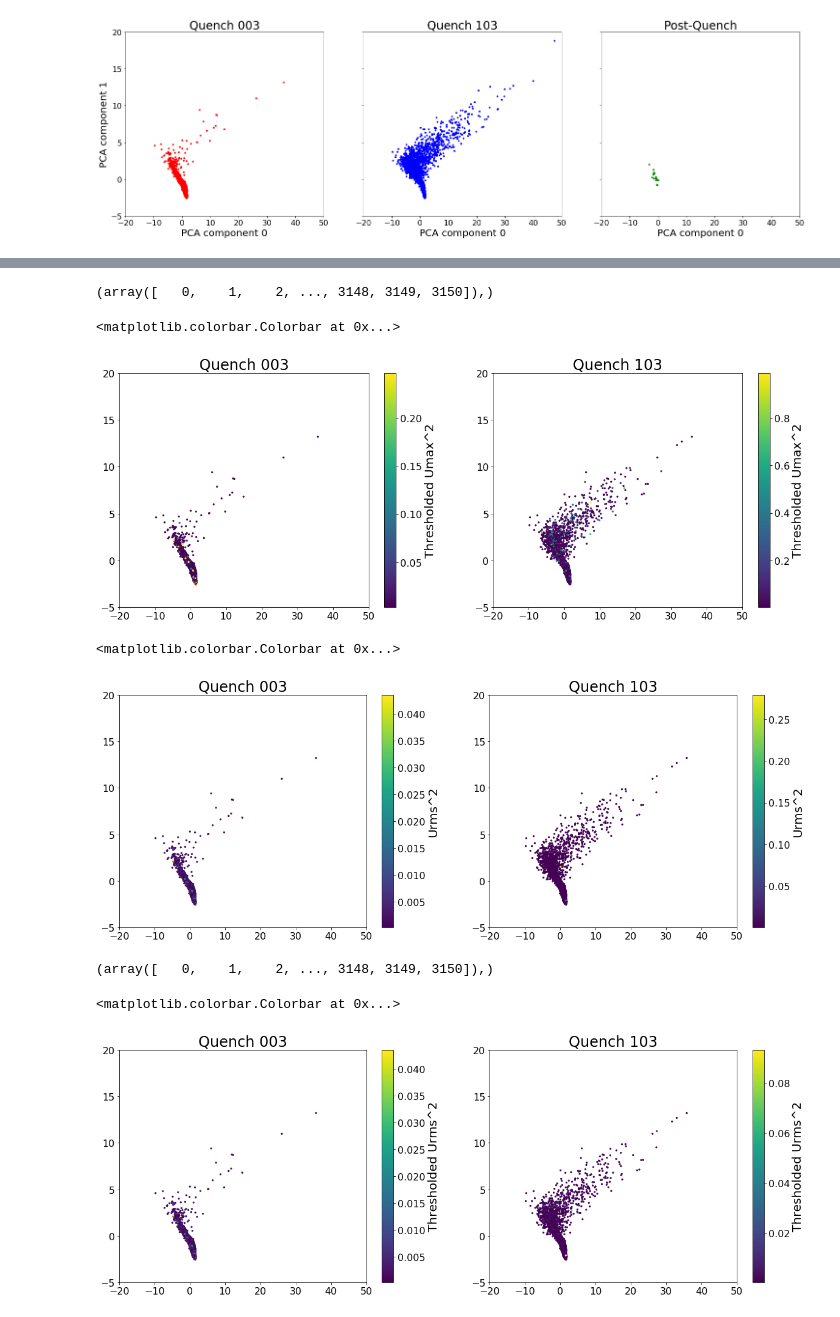
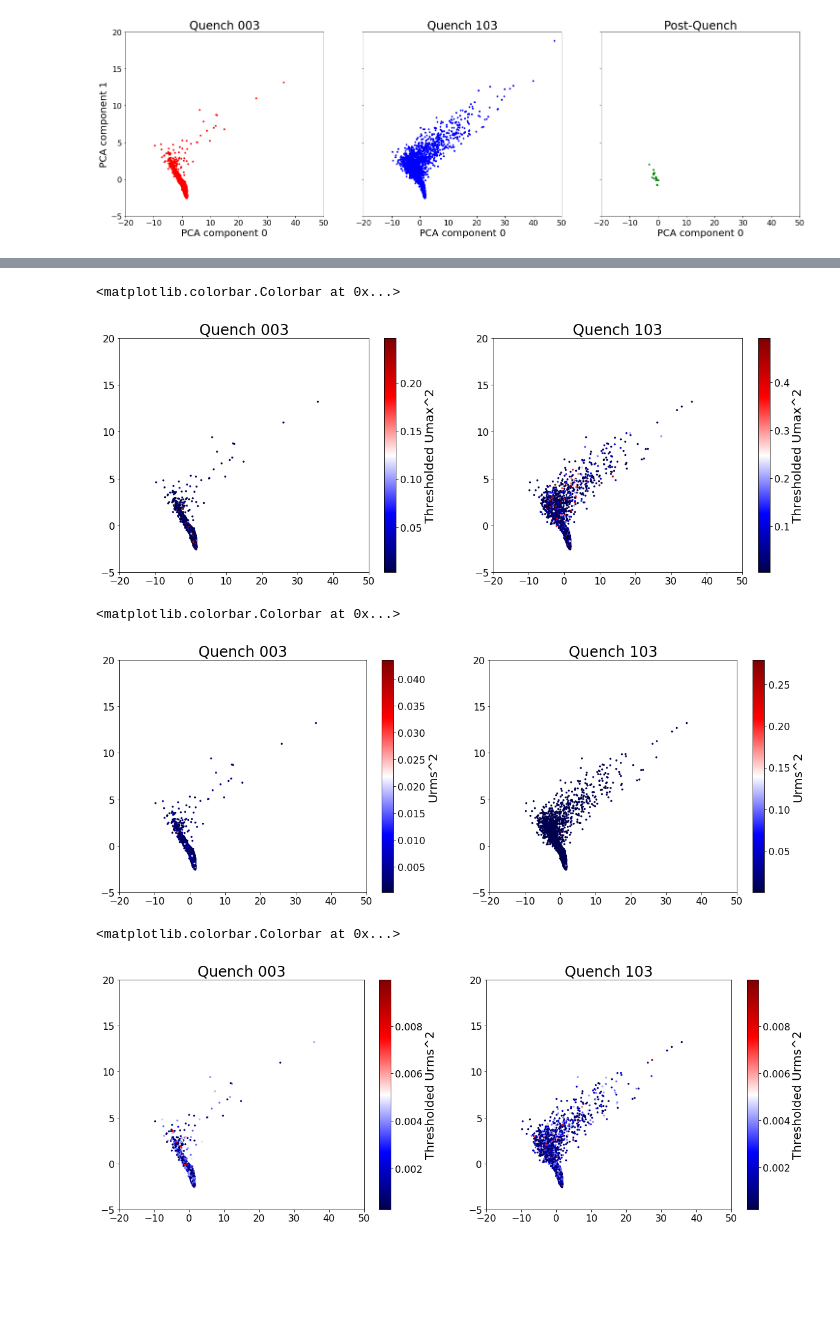
Before and after one commit to lastephey/magnet-notebooks, a Jupyter notebook: conv2d-autoencoder/plot_conv2d_pca.ipynb, the cells around one changed output, grey strips where cells are left out. Drawn from its saved outputs; the diff is of its cells as text; code cells hidden in the pictures; blank space fills up the shorter version.

Commit message:
summary files, better colormap

```diff
--- a/conv2d-autoencoder/plot_conv2d_pca.ipynb
+++ b/conv2d-autoencoder/plot_conv2d_pca.ipynb
@@ -159,6 +159,7 @@ df103 = pd.read_csv("/global/cscratch1/sd/stephey/march2020_data/summary_q103.cs
                            "Urms^2", "Mean Freq (Hz)", "Mag Current (A)", "Abs Start Point"])
 
 msize = 5
+colormap = 'seismic'
 # %%
 #rainbow plot as a function of num zero crossings
 #note that this doesn't include postquench data  (no summary files)
@@ -212,12 +213,10 @@ ylimits = (-5,20)
 np003 = df003['Num Zero Crossings'].to_numpy()
 np103 = df103['Num Zero Crossings'].to_numpy()
 
-threshold = 5000
+threshold = 2000
 #find indicides below threshold
 index003 = np.where(np003 < threshold)
 index103 = np.where(np103 < threshold)
-
-print(index003)
 
 #thresdholded values for colormap
 tnp003 = np003[index003]
@@ -245,13 +244,13 @@ for i in range(q103_data.shape[0]):
 
 fig, axs = plt.subplots(1, 2)
 fig.set_size_inches(20,7)
-im0 = axs[0].scatter(q003_pca_0, q003_pca_1, c=tnp003, s=msize)
+im0 = axs[0].scatter(q003_pca_0, q003_pca_1, c=tnp003, s=msize, cmap=colormap)
 axs[0].set_title('Quench 003')
 axs[0].set_xlim(xlimits)
 axs[0].set_ylim(ylimits)
 plt.colorbar(im0,ax=axs[0], label='Thresholded Num Zero Crossings')
 
-im1 = axs[1].scatter(q103_pca_0, q103_pca_1, c=tnp103, s=msize)
+im1 = axs[1].scatter(q103_pca_0, q103_pca_1, c=tnp103, s=msize, cmap=colormap)
 axs[1].set_title('Quench 103')
 axs[1].set_xlim(xlimits)
 axs[1].set_ylim(ylimits)
@@ -314,12 +312,10 @@ ylimits = (-5,20)
 np003 = df003['Duration (pts)'].to_numpy()
 np103 = df103['Duration (pts)'].to_numpy()
 
-threshold = 50000
+threshold = 20000
 #find indicides below threshold
 index003 = np.where(np003 < threshold)
 index103 = np.where(np103 < threshold)
-
-print(index003)
 
 #thresdholded values for colormap
 tnp003 = np003[index003]
@@ -347,13 +343,13 @@ for i in range(q103_data.shape[0]):
 
 fig, axs = plt.subplots(1, 2)
 fig.set_size_inches(20,7)
-im0 = axs[0].scatter(q003_pca_0, q003_pca_1, c=tnp003, s=msize)
+im0 = axs[0].scatter(q003_pca_0, q003_pca_1, c=tnp003, s=msize, cmap=colormap)
 axs[0].set_title('Quench 003')
 axs[0].set_xlim(xlimits)
 axs[0].set_ylim(ylimits)
 plt.colorbar(im0,ax=axs[0], label='Thresholded Duration (pts)')
 
-im1 = axs[1].scatter(q103_pca_0, q103_pca_1, c=tnp103, s=msize)
+im1 = axs[1].scatter(q103_pca_0, q103_pca_1, c=tnp103, s=msize, cmap=colormap)
 axs[1].set_title('Quench 103')
 axs[1].set_xlim(xlimits)
 axs[1].set_ylim(ylimits)
@@ -416,12 +411,10 @@ ylimits = (-5,20)
 np003 = df003['Umax^2'].to_numpy()
 np103 = df103['Umax^2'].to_numpy()
 
-threshold = 1
+threshold = 0.5
 #find indicides below threshold
 index003 = np.where(np003 < threshold)
 index103 = np.where(np103 < threshold)
-
-print(index003)
 
 #thresdholded values for colormap
 tnp003 = np003[index003]
@@ -449,22 +442,21 @@ for i in range(q103_data.shape[0]):
 
 fig, axs = plt.subplots(1, 2)
 fig.set_size_inches(20,7)
-im0 = axs[0].scatter(q003_pca_0, q003_pca_1, c=tnp003, s=msize)
+im0 = axs[0].scatter(q003_pca_0, q003_pca_1, c=tnp003, s=msize, cmap=colormap)
 axs[0].set_title('Quench 003')
 axs[0].set_xlim(xlimits)
 axs[0].set_ylim(ylimits)
 plt.colorbar(im0,ax=axs[0], label='Thresholded Umax^2')
 
-im1 = axs[1].scatter(q103_pca_0, q103_pca_1, c=tnp103, s=msize)
+im1 = axs[1].scatter(q103_pca_0, q103_pca_1, c=tnp103, s=msize, cmap=colormap)
 axs[1].set_title('Quench 103')
 axs[1].set_xlim(xlimits)
 axs[1].set_ylim(ylimits)
 plt.colorbar(im1,ax=axs[1], label='Thresholded Umax^2')
 #plt.suptitle("Abs Start Point", fontsize=32);
 # %% [output]
-(array([   0,    1,    2, ..., 3148, 3149, 3150]),)
+<matplotlib.colorbar.Colorbar at 0x...>
-<matplotlib.colorbar.Colorbar at 0x...>
-[figure, old version]
+[figure, new version]
 # %%
 #rainblow plot as a function of Urms^2
 #note that this doesn't include postquench data (no summary files)
@@ -492,13 +484,13 @@ np103 = df103['Urms^2'].to_numpy()
 
 fig, axs = plt.subplots(1, 2)
 fig.set_size_inches(20,7)
-im0 = axs[0].scatter(q003_pca_0, q003_pca_1, c=np003, s=msize)
+im0 = axs[0].scatter(q003_pca_0, q003_pca_1, c=np003, s=msize, cmap=colormap)
 axs[0].set_title('Quench 003')
 axs[0].set_xlim(xlimits)
 axs[0].set_ylim(ylimits)
 plt.colorbar(im0,ax=axs[0], label='Urms^2')
 
-im1 = axs[1].scatter(q103_pca_0,q103_pca_1, c=np103, s=msize)
+im1 = axs[1].scatter(q103_pca_0,q103_pca_1, c=np103, s=msize, cmap=colormap)
 axs[1].set_title('Quench 103')
 axs[1].set_xlim(xlimits)
 axs[1].set_ylim(ylimits)
@@ -506,7 +498,7 @@ plt.colorbar(im1,ax=axs[1], label='Urms^2')
 #plt.suptitle("Abs Start Point", fontsize=32);
 # %% [output]
 <matplotlib.colorbar.Colorbar at 0x...>
-[figure, old version]
+[figure, new version]
 # %%
 #rainbow plot as a function of thresholded Urms^2
 #throw out outliers that make plotting tough
@@ -518,12 +510,10 @@ ylimits = (-5,20)
 np003 = df003['Urms^2'].to_numpy()
 np103 = df103['Urms^2'].to_numpy()
 
-threshold = 0.1
+threshold = 0.01
 #find indicides below threshold
 index003 = np.where(np003 < threshold)
 index103 = np.where(np103 < threshold)
-
-print(index003)
 
 #thresdholded values for colormap
 tnp003 = np003[index003]
@@ -535,38 +525,37 @@ q003_pca_1 = list()
 for i in range(q003_data.shape[0]):
     if np.in1d(i, index003):
         q003_pca_0.append(img_pca[i,0])
         q003_pca_1.append(img_pca[i,1])
 
 q103_pca_0 = list()
 q103_pca_1 = list()
 #do this part in advance
 for i in range(q103_data.shape[0]):
     if np.in1d(i, index103):
         q103_pca_0.append(img_pca[i,0])
         q103_pca_1.append(img_pca[i,1])
 
 
 #find indicies less than threshold
 #throw out data above
 
 fig, axs = plt.subplots(1, 2)
 fig.set_size_inches(20,7)
-im0 = axs[0].scatter(q003_pca_0, q003_pca_1, c=tnp003, s=msize)
+im0 = axs[0].scatter(q003_pca_0, q003_pca_1, c=tnp003, s=msize, cmap=colormap)
 axs[0].set_title('Quench 003')
 axs[0].set_xlim(xlimits)
 axs[0].set_ylim(ylimits)
 plt.colorbar(im0,ax=axs[0], label='Thresholded Urms^2')
 
-im1 = axs[1].scatter(q103_pca_0, q103_pca_1, c=tnp103, s=msize)
+im1 = axs[1].scatter(q103_pca_0, q103_pca_1, c=tnp103, s=msize, cmap=colormap)
 axs[1].set_title('Quench 103')
 axs[1].set_xlim(xlimits)
 axs[1].set_ylim(ylimits)
 plt.colorbar(im1,ax=axs[1], label='Thresholded Urms^2')
 #plt.suptitle("Abs Start Point", fontsize=32);
 # %% [output]
-(array([   0,    1,    2, ..., 3148, 3149, 3150]),)
+<matplotlib.colorbar.Colorbar at 0x...>
-<matplotlib.colorbar.Colorbar at 0x...>
-[figure, old version]
+[figure, new version]
 # %%
 #rainblow plot as a function of Mean Freq (Hz)
 #note that this doesn't include postquench data (no summary files)
```
Also changed, not shown: parts of 11 cells of this notebook, 2 other files.
